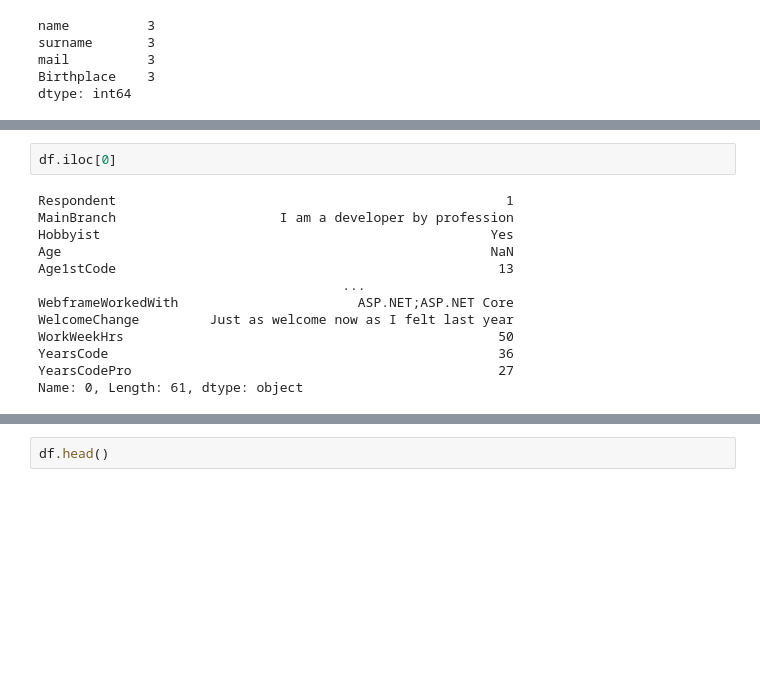
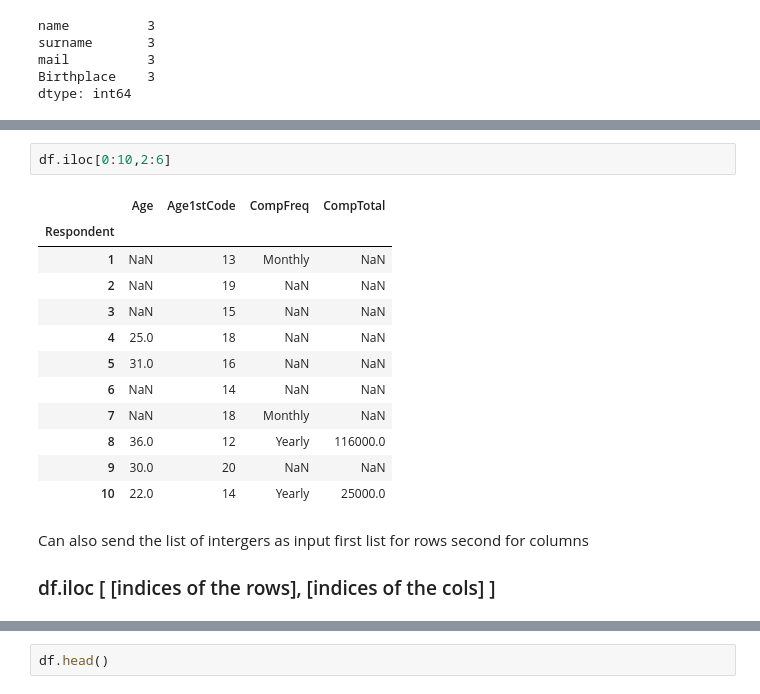
Before and after one commit to Pranav-India/Pandas, a Jupyter notebook: pandas.ipynb, the cells around one changed output, grey strips where cells are left out. Saved outputs shown, nothing was run; the diff lists cells and outputs as text; blank space fills up the shorter version.

```diff
--- a/load_data.ipynb
+++ b/pandas.ipynb
@@ -67,18 +88,22 @@ dtype: int64
 # %%
-df.iloc[0]
+df.iloc[0:10,2:6]
 # %% [output]
-Respondent                                                  1
-MainBranch                     I am a developer by profession
-Hobbyist                                                  Yes
-Age                                                       NaN
-Age1stCode                                                 13
-                                       ...
-WebframeWorkedWith                       ASP.NET;ASP.NET Core
-WelcomeChange         Just as welcome now as I felt last year
-WorkWeekHrs                                                50
-YearsCode                                                  36
-YearsCodePro                                               27
-Name: 0, Length: 61, dtype: object
+|  | Age | Age1stCode | CompFreq | CompTotal |
+| Respondent |  |  |  |  |
+| 1 | NaN | 13 | Monthly | NaN |
+| 2 | NaN | 19 | NaN | NaN |
+| 3 | NaN | 15 | NaN | NaN |
+| 4 | 25.0 | 18 | NaN | NaN |
+| 5 | 31.0 | 16 | NaN | NaN |
+| 6 | NaN | 14 | NaN | NaN |
+| 7 | NaN | 18 | Monthly | NaN |
+| 8 | 36.0 | 12 | Yearly | 116000.0 |
+| 9 | 30.0 | 20 | NaN | NaN |
+| 10 | 22.0 | 14 | Yearly | 25000.0 |
+# %% [markdown]
+Can also send the list of intergers as input first list for rows second for columns
+
+### df.iloc [ [indices of the rows], [indices of the cols] ]
 # %%
 df.iloc[[0,1]]
 # %% [output]
```
Also changed, not shown: parts of 70 cells of this notebook.
